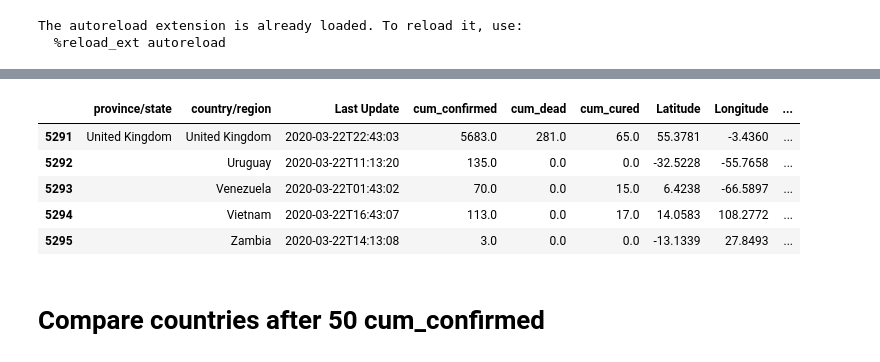
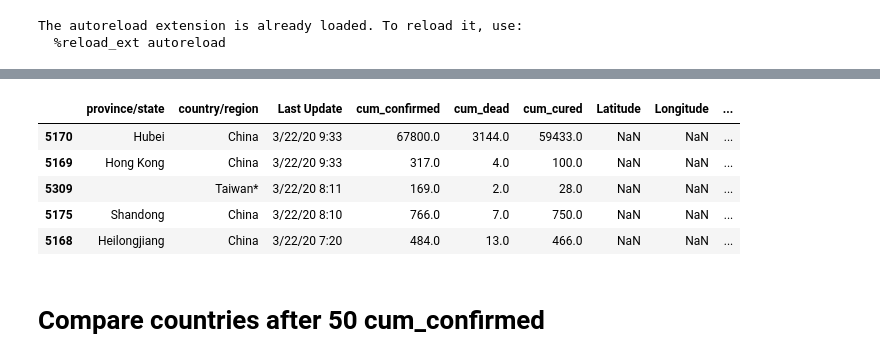
Before and after one commit to lmlima/nCov2019_analysis, a Jupyter notebook: src/international_colab.ipynb, the cells around one changed output, grey strips where cells are left out. Cells and saved outputs as stored; diff of their text form; code cells hidden in the pictures.

```diff
--- a/src/international_colab.ipynb
+++ b/src/international_colab.ipynb
@@ -57,13 +125,13 @@ jhs_raw = utils.load_jhs_raw()
 # %%
 jhs_frm = utils.jhs_daily(jhs_raw)
-# %%
-jhs_frm.tail()
-# %% [output]
-|  | province/state | country/region | Last Update | cum_confirmed | cum_dead | cum_cured | Latitude | Longitude | ... |
-| 5291 | United Kingdom | United Kingdom | 2020-03-22T22:43:03 | 5683.0 | 281.0 | 65.0 | 55.3781 | -3.4360 | ... |
-| 5292 |  | Uruguay | 2020-03-22T11:13:20 | 135.0 | 0.0 | 0.0 | -32.5228 | -55.7658 | ... |
-| 5293 |  | Venezuela | 2020-03-22T01:43:02 | 70.0 | 0.0 | 15.0 | 6.4238 | -66.5897 | ... |
-| 5294 |  | Vietnam | 2020-03-22T16:43:07 | 113.0 | 0.0 | 17.0 | 14.0583 | 108.2772 | ... |
-| 5295 |  | Zambia | 2020-03-22T14:13:08 | 3.0 | 0.0 | 0.0 | -13.1339 | 27.8493 | ... |
+# %%
+jhs_frm.sort_values(by='Last Update', ascending=False).head()
+# %% [output]
+|  | province/state | country/region | Last Update | cum_confirmed | cum_dead | cum_cured | Latitude | Longitude | ... |
+| 5170 | Hubei | China | 3/22/20 9:33 | 67800.0 | 3144.0 | 59433.0 | NaN | NaN | ... |
+| 5169 | Hong Kong | China | 3/22/20 9:33 | 317.0 | 4.0 | 100.0 | NaN | NaN | ... |
+| 5309 |  | Taiwan* | 3/22/20 8:11 | 169.0 | 2.0 | 28.0 | NaN | NaN | ... |
+| 5175 | Shandong | China | 3/22/20 8:10 | 766.0 | 7.0 | 750.0 | NaN | NaN | ... |
+| 5168 | Heilongjiang | China | 3/22/20 7:20 | 484.0 | 13.0 | 466.0 | NaN | NaN | ... |
 # %% [markdown]
 # Compare countries after 50 cum_confirmed
```
Also changed, not shown: parts of 35 cells of this notebook.
